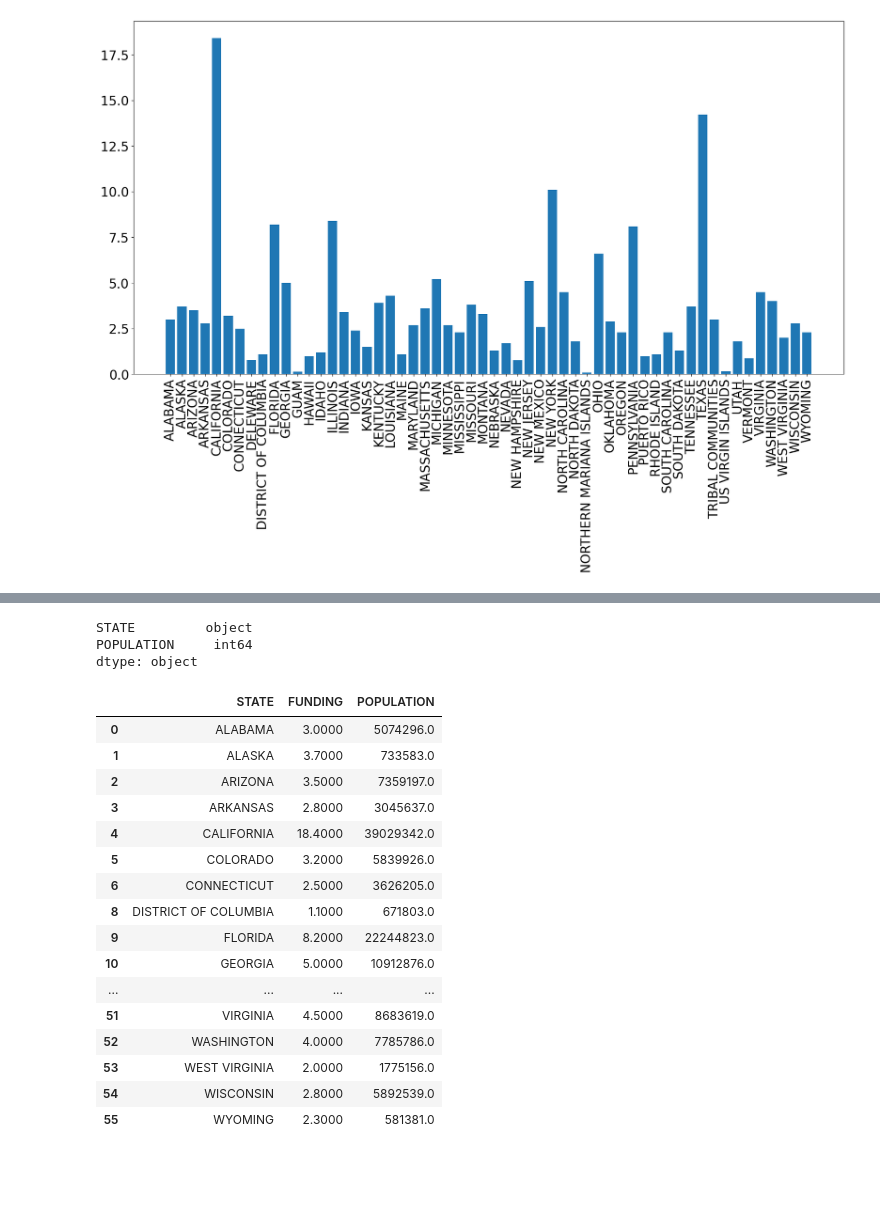
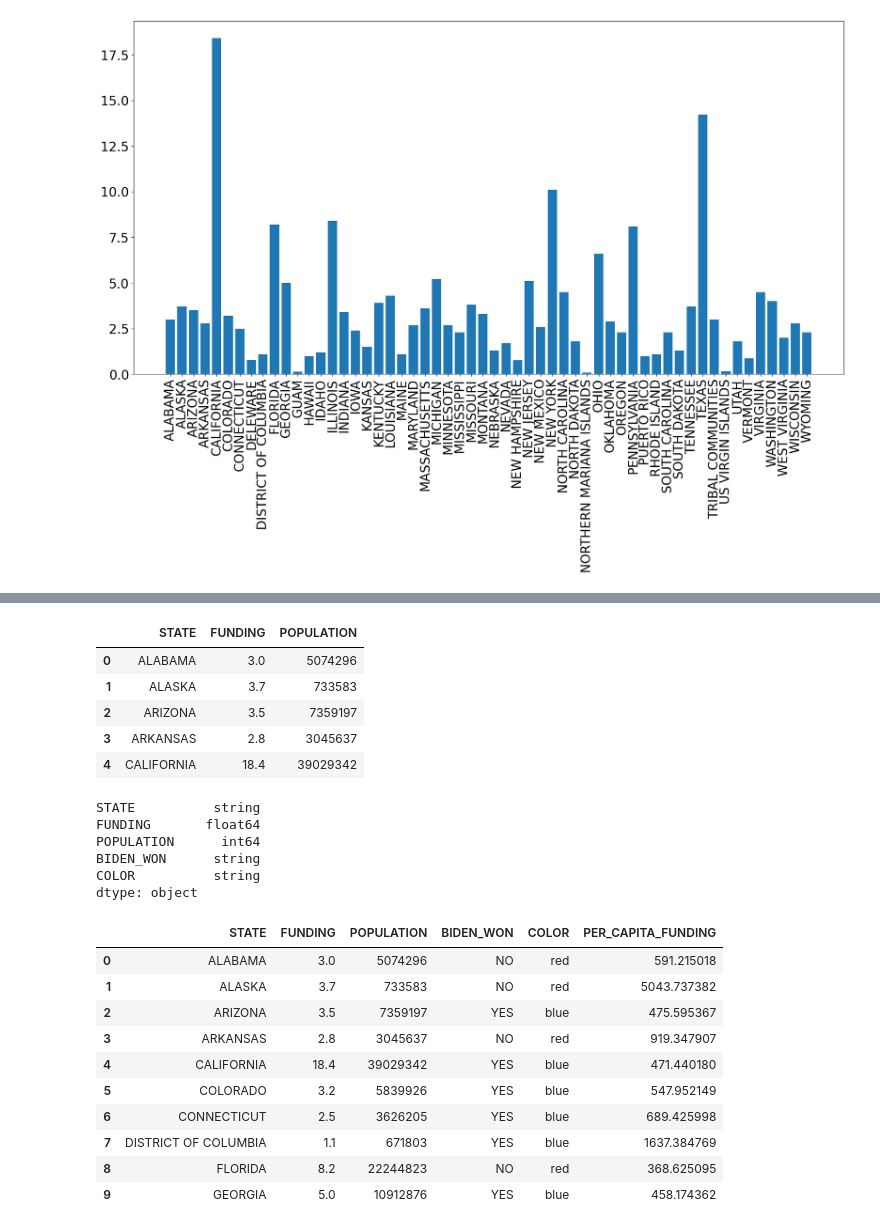
Before and after one commit to himalayahall/DATA608, a Jupyter notebook: Story 1/Story1.ipynb, the cells around one changed output, grey strips where cells are left out. Saved outputs shown, nothing was run; the diff lists cells and outputs as text; code cells hidden in the pictures; blank space fills up the shorter version.

```diff
--- a/Story 1/Story1.ipynb
+++ b/Story 1/Story1.ipynb
@@ -277,28 +270,40 @@ funding_ds
-# %%
-population_ds.dtypes
-# %% [output]
-STATE         object
-POPULATION     int64
-dtype: object
 # %%
-comp = pd.merge(funding_ds, population_ds, how="outer", on=["STATE"])
+comp = pd.merge(funding_ds, population_ds, how="outer", on=["STATE"], copy=True)
 comp = comp.dropna()
-comp
+comp = comp.astype({'POPULATION' : 'int'})
+comp.head()
 # %% [output]
 |  | STATE | FUNDING | POPULATION |
-| 0 | ALABAMA | 3.0000 | 5074296.0 |
-| 1 | ALASKA | 3.7000 | 733583.0 |
-| 2 | ARIZONA | 3.5000 | 7359197.0 |
-| 3 | ARKANSAS | 2.8000 | 3045637.0 |
-| 4 | CALIFORNIA | 18.4000 | 39029342.0 |
-| 5 | COLORADO | 3.2000 | 5839926.0 |
-| 6 | CONNECTICUT | 2.5000 | 3626205.0 |
-| 8 | DISTRICT OF COLUMBIA | 1.1000 | 671803.0 |
-| 9 | FLORIDA | 8.2000 | 22244823.0 |
-| 10 | GEORGIA | 5.0000 | 10912876.0 |
-| ... | ... | ... | ... |
-| 51 | VIRGINIA | 4.5000 | 8683619.0 |
-| 52 | WASHINGTON | 4.0000 | 7785786.0 |
-| 53 | WEST VIRGINIA | 2.0000 | 1775156.0 |
-| 54 | WISCONSIN | 2.8000 | 5892539.0 |
-| 55 | WYOMING | 2.3000 | 581381.0 |
+| 0 | ALABAMA | 3.0 | 5074296 |
+| 1 | ALASKA | 3.7 | 733583 |
+| 2 | ARIZONA | 3.5 | 7359197 |
+| 3 | ARKANSAS | 2.8 | 3045637 |
+| 4 | CALIFORNIA | 18.4 | 39029342 |
+# %%
+merged = pd.merge(comp, election2020_ds, how="outer", on=["STATE"], copy=True)
+merged = merged.dropna()
+merged = merged.astype({'POPULATION' : 'int'})
+merged = merged.drop(columns=["BIDEN", "TRUMP"])
+merged.dtypes
+# %% [output]
+STATE          string
+FUNDING       float64
+POPULATION      int64
+BIDEN_WON      string
+COLOR          string
+dtype: object
+# %%
+merged['PER_CAPITA_FUNDING'] = merged.apply(lambda row: (row.FUNDING * 1000000000) / row.POPULATION, axis=1)
+merged.head(n=10)
+# %% [output]
+|  | STATE | FUNDING | POPULATION | BIDEN_WON | COLOR | PER_CAPITA_FUNDING |
+| 0 | ALABAMA | 3.0 | 5074296 | NO | red | 591.215018 |
+| 1 | ALASKA | 3.7 | 733583 | NO | red | 5043.737382 |
+| 2 | ARIZONA | 3.5 | 7359197 | YES | blue | 475.595367 |
+| 3 | ARKANSAS | 2.8 | 3045637 | NO | red | 919.347907 |
+| 4 | CALIFORNIA | 18.4 | 39029342 | YES | blue | 471.440180 |
+| 5 | COLORADO | 3.2 | 5839926 | YES | blue | 547.952149 |
+| 6 | CONNECTICUT | 2.5 | 3626205 | YES | blue | 689.425998 |
+| 7 | DISTRICT OF COLUMBIA | 1.1 | 671803 | YES | blue | 1637.384769 |
+| 8 | FLORIDA | 8.2 | 22244823 | NO | red | 368.625095 |
+| 9 | GEORGIA | 5.0 | 10912876 | YES | blue | 458.174362 |
```
Also changed, not shown: parts of 4 cells of this notebook.
